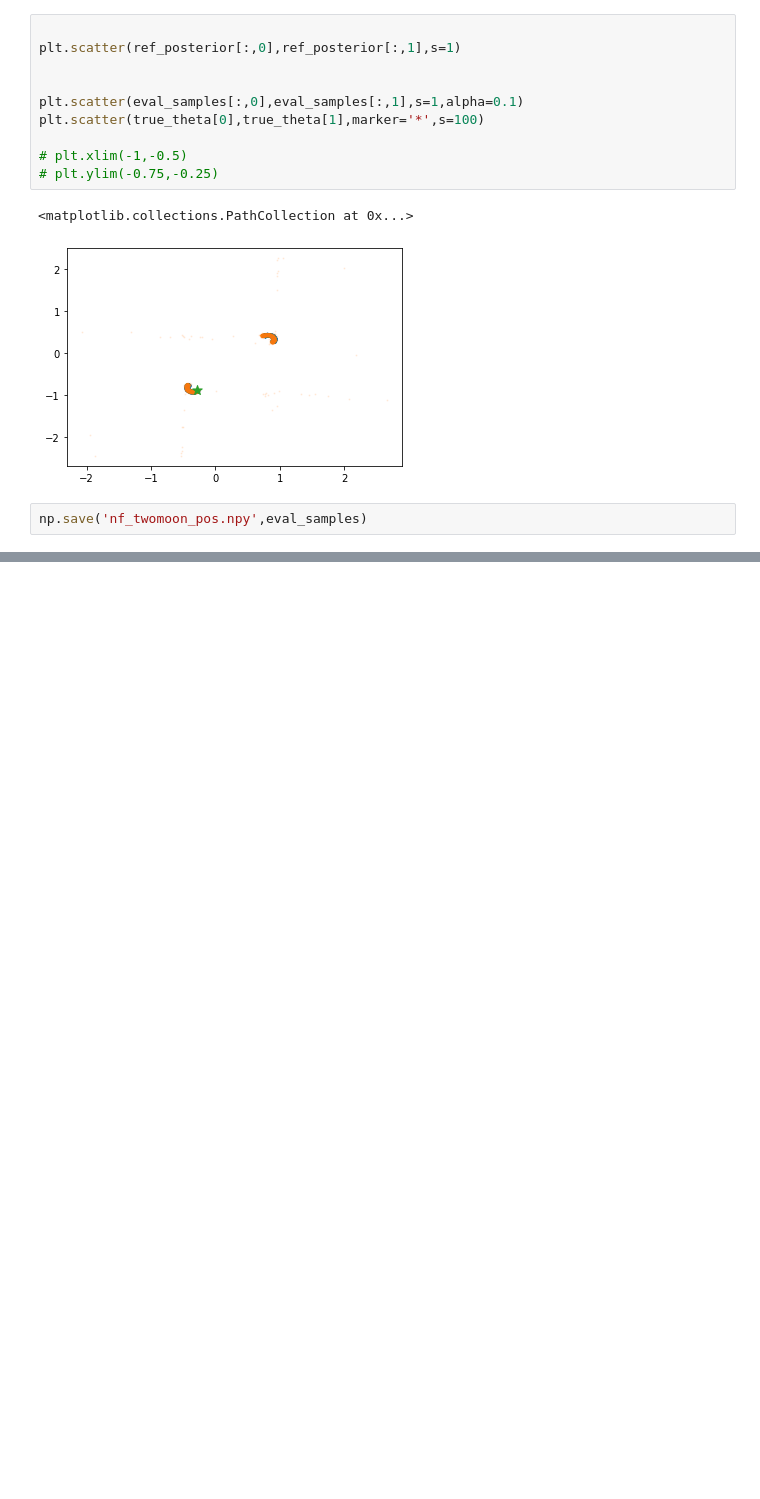
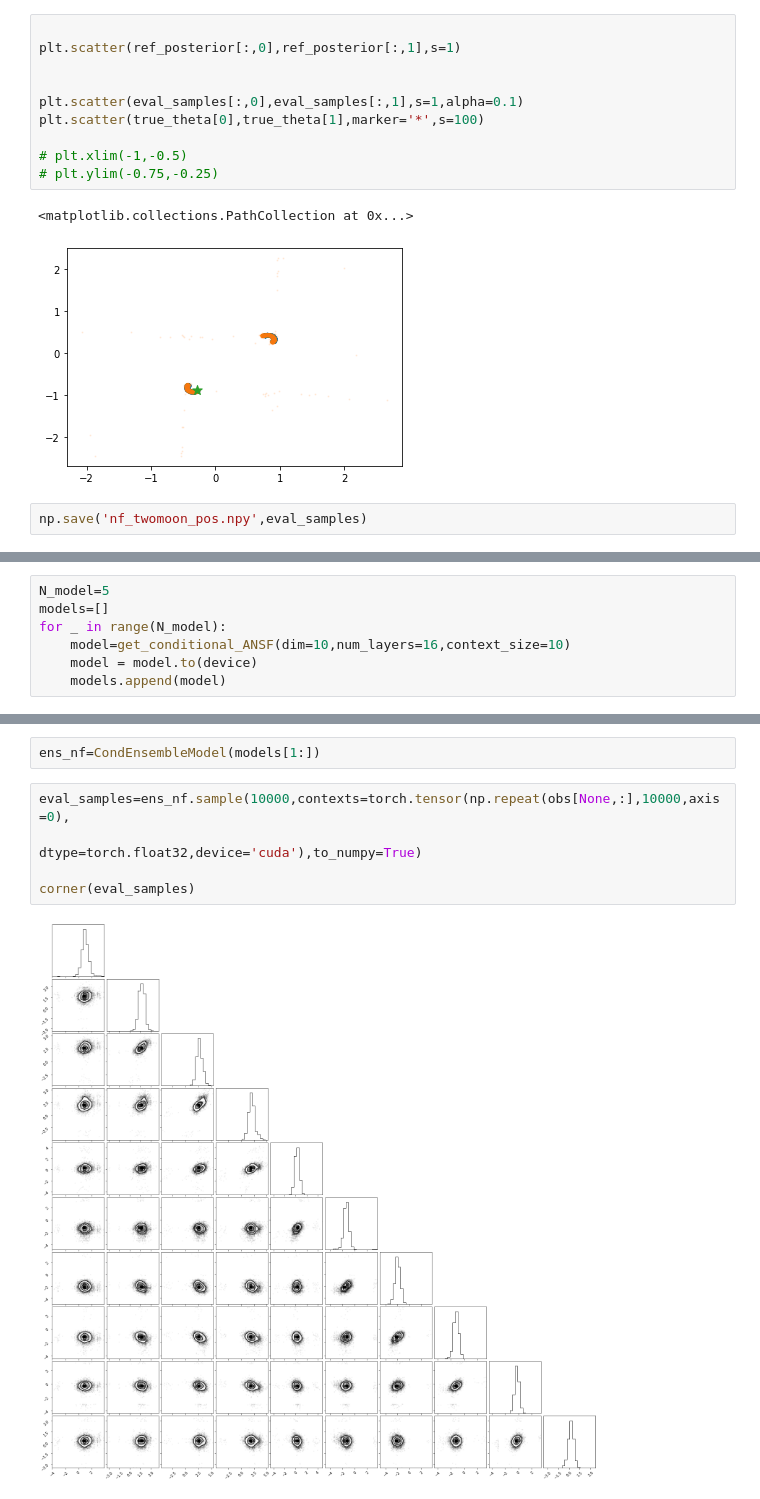
Before and after one commit to suicee/diffusion_for_inference, a Jupyter notebook: npe_sbi.ipynb, the cells around one changed output, grey strips where cells are left out. Cells and saved outputs as stored; diff of their text form; blank space fills up the shorter version.

```diff
--- a/npe_sbi.ipynb
+++ b/npe_sbi.ipynb
@@ -219,0 +174,7 @@ np.save('nf_twomoon_pos.npy',eval_samples)
+# %%
+N_model=5
+models=[]
+for _ in range(N_model):
+    model=get_conditional_ANSF(dim=10,num_layers=16,context_size=10)
+    model = model.to(device)
+    models.append(model)
@@ -219,0 +231,9 @@ np.save('nf_twomoon_pos.npy',eval_samples)
+# %%
+ens_nf=CondEnsembleModel(models[1:])
+# %%
+eval_samples=ens_nf.sample(10000,contexts=torch.tensor(np.repeat(obs[None,:],10000,axis=0),
+                                                       dtype=torch.float32,device='cuda'),to_numpy=True)
+
+corner(eval_samples)
+# %% [output]
+[figure, added]
```
Also changed, not shown: parts of 14 cells of this notebook.
